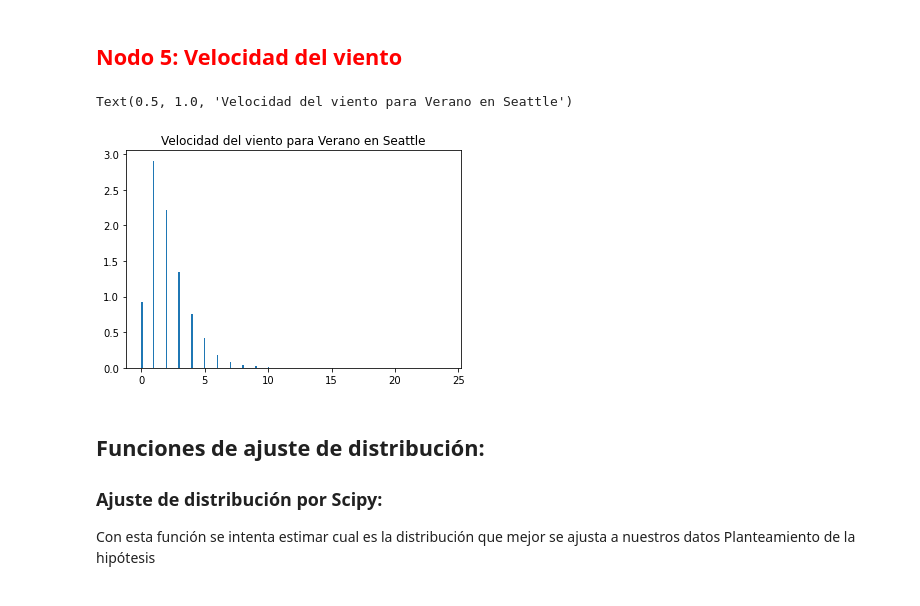
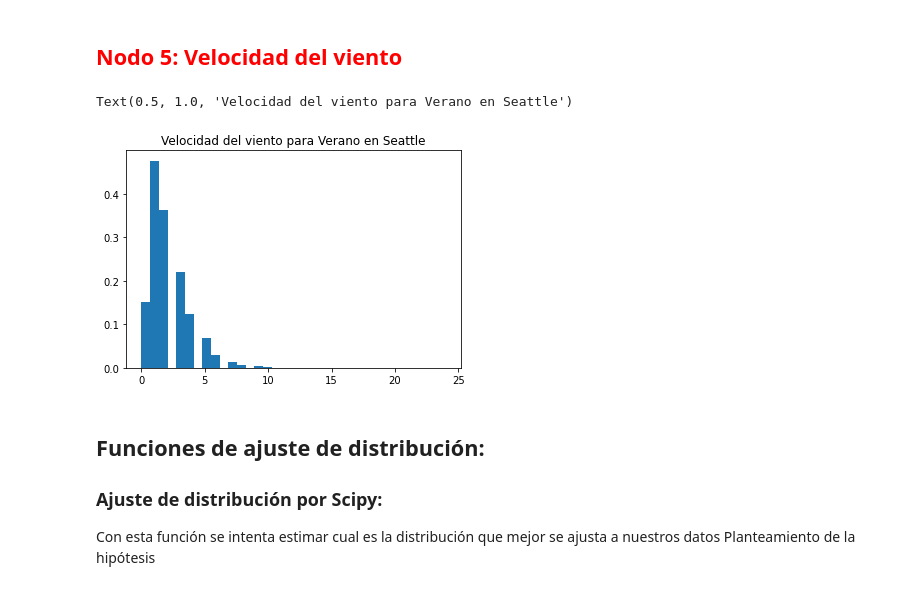
Before and after one commit to PintorOD1997/ProyectoConjunto_LandaverdeI_PintorD, a Jupyter notebook: ProyectoModulo1_OchoaD_MercadoI.ipynb, the cells around one changed output. Saved outputs shown, nothing was run; the diff lists cells and outputs as text; code cells hidden in the pictures.

```diff
--- a/ProyectoModulo1_OchoaD_MercadoI.ipynb
+++ b/ProyectoModulo1_OchoaD_MercadoI.ipynb
@@ -1317,11 +1349,11 @@ Se acepta la hipótesis nula, la media es igual a 167.25448151090197 con un 0.95
 ## <font color='red'>  Nodo 5: Velocidad del viento
 # %%
 #Histograma de la velocidad del viento
-y,x,_ = plt.hist(wind_speed,bins="auto",density=True);
+y,x,_ = plt.hist(wind_speed,bins=35,density=True);
 plt.title("Velocidad del viento para Verano en Seattle")
 # %% [output]
 Text(0.5, 1.0, 'Velocidad del viento para Verano en Seattle')
-[figure, old version]
+[figure, new version]
 # %% [markdown]
 ## Funciones de ajuste de distribución:
 
```
Also changed, not shown: parts of 67 cells of this notebook.
